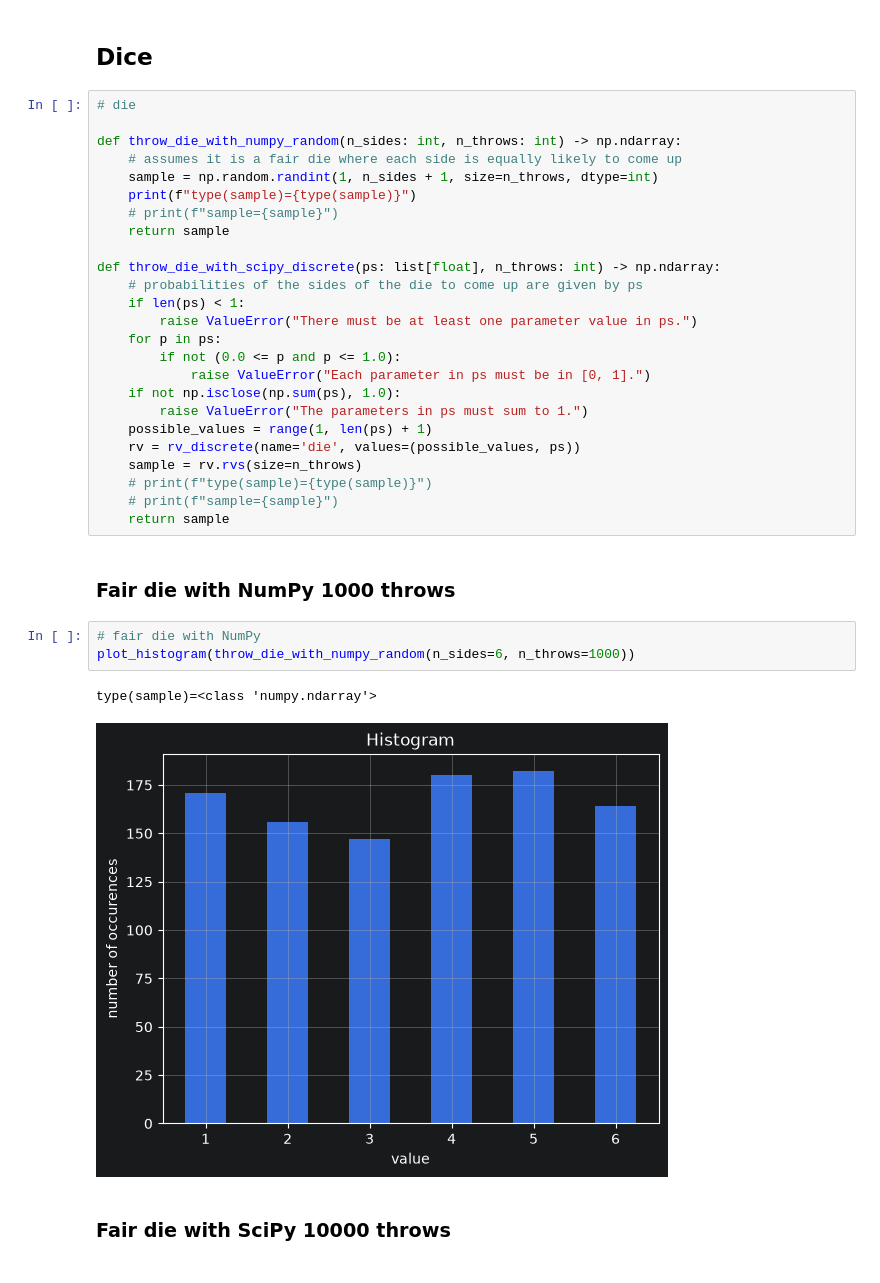
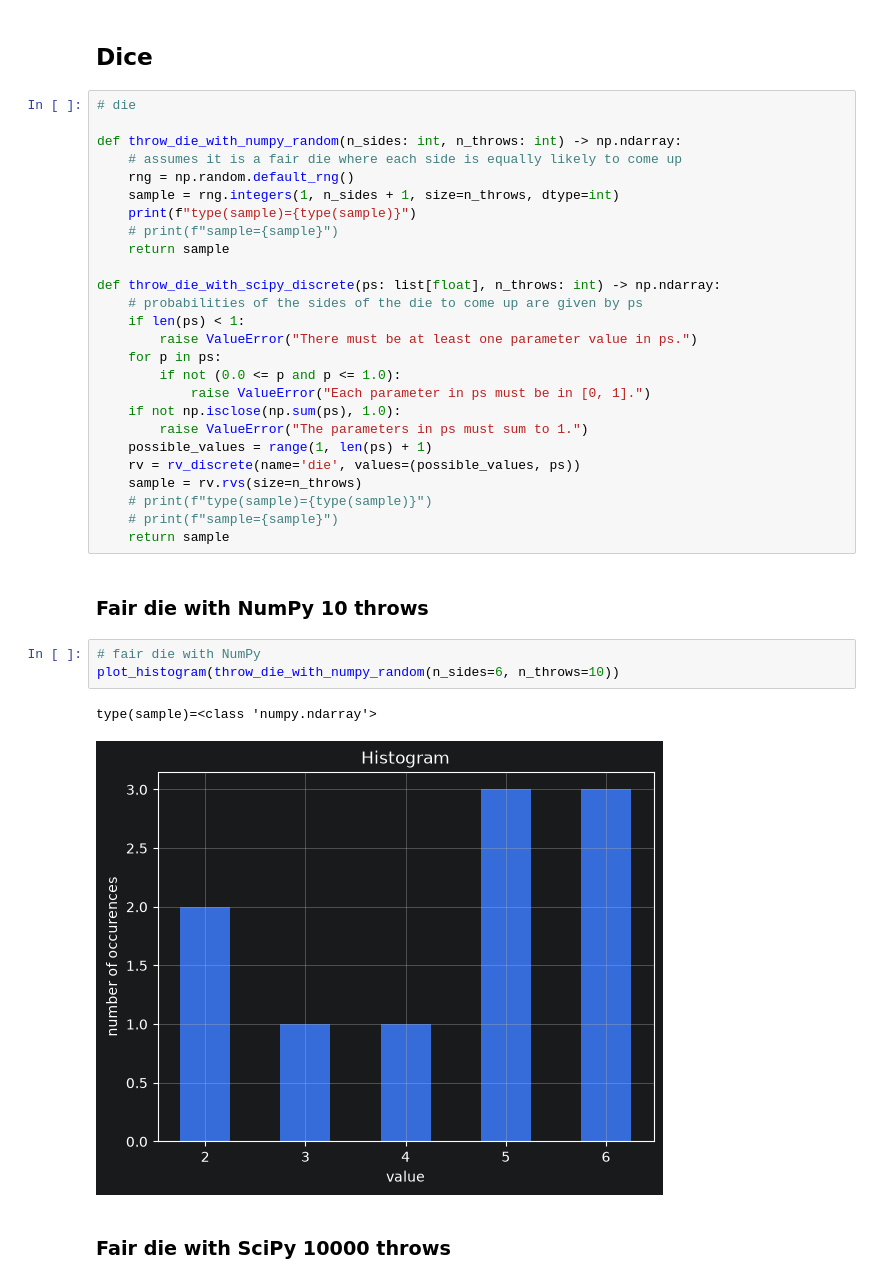
Before and after one commit to aisven/foundations-of-probability-and-statistics, a Jupyter notebook: notebooks/other/notebook-coins-and-dice-0.ipynb, the cells around one changed output. Cells and saved outputs as stored; diff of their text form.

```diff
--- a/notebooks/other/notebook-coins-and-dice-0.ipynb
+++ b/notebooks/other/notebook-coins-and-dice-0.ipynb
@@ -77,7 +78,8 @@ plot_histogram(throw_coin_with_scipy_bernoulli(p=0.7, n_throws=1000))
 
 def throw_die_with_numpy_random(n_sides: int, n_throws: int) -> np.ndarray:
     # assumes it is a fair die where each side is equally likely to come up
-    sample = np.random.randint(1, n_sides + 1, size=n_throws, dtype=int)
+    rng = np.random.default_rng()
+    sample = rng.integers(1, n_sides + 1, size=n_throws, dtype=int)
     print(f"type(sample)={type(sample)}")
     # print(f"sample={sample}")
     return sample
@@ -98,13 +100,13 @@ def throw_die_with_scipy_discrete(ps: list[float], n_throws: int) -> np.ndarray:
     # print(f"sample={sample}")
     return sample
 # %% [markdown]
-### Fair die with NumPy 1000 throws
+### Fair die with NumPy 10 throws
 # %%
 # fair die with NumPy
-plot_histogram(throw_die_with_numpy_random(n_sides=6, n_throws=1000))
+plot_histogram(throw_die_with_numpy_random(n_sides=6, n_throws=10))
 # %% [output]
 type(sample)=<class 'numpy.ndarray'>
-[figure, old version]
+[figure, new version]
 # %% [markdown]
 ### Fair die with SciPy 10000 throws
 # %%
```
Also changed, not shown: parts of 6 cells of this notebook.
